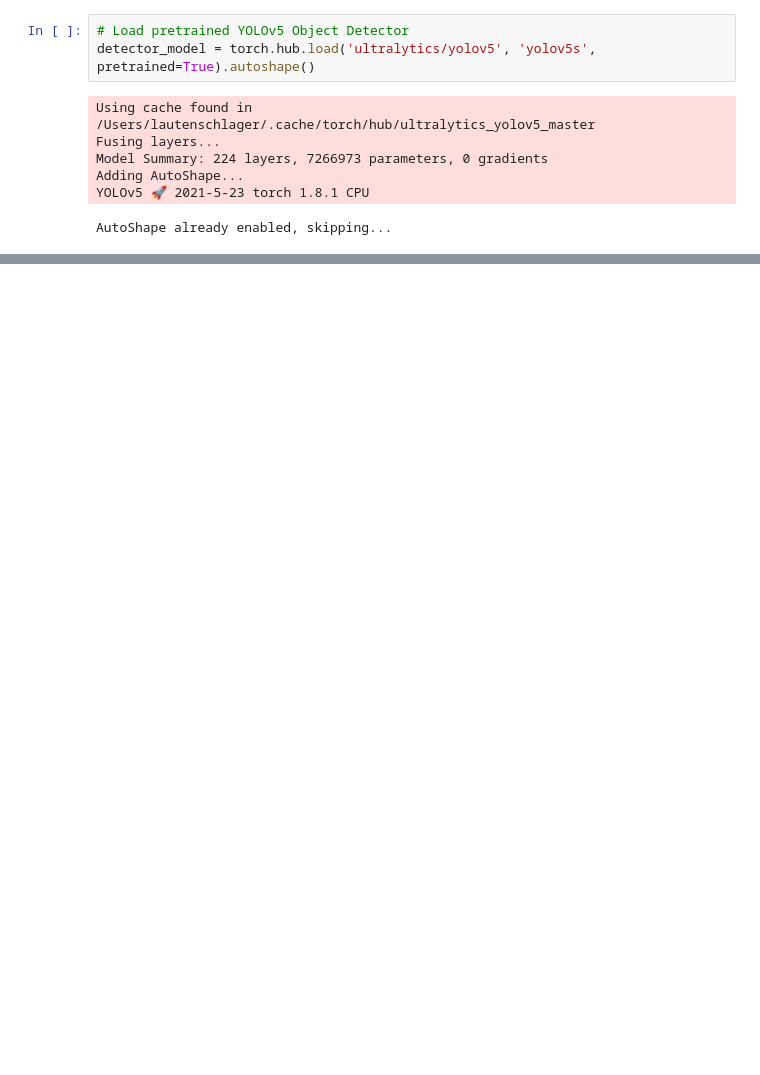
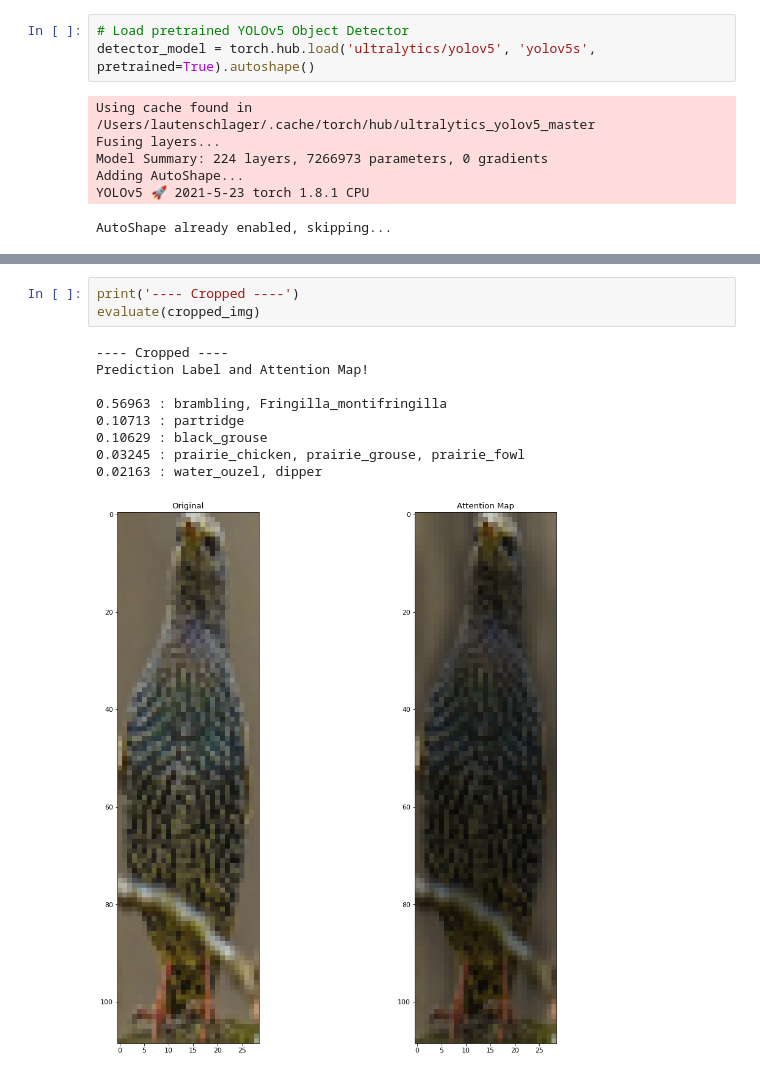
Before and after one commit to tolaut/Detector-ViT, a Jupyter notebook: detector-vit.ipynb, the cells around one changed output, grey strips where cells are left out. Saved outputs shown, nothing was run; the diff lists cells and outputs as text; blank space fills up the shorter version.

```diff
--- a/detector-vit.ipynb
+++ b/detector-vit.ipynb
@@ -286,0 +287,13 @@ PIL.Image.Image
+# %%
+print('---- Cropped ----')
+evaluate(cropped_img)
+# %% [output]
+---- Cropped ----
+Prediction Label and Attention Map!
+
+0.56963 : brambling, Fringilla_montifringilla
+0.10713 : partridge
+0.10629 : black_grouse
+0.03245 : prairie_chicken, prairie_grouse, prairie_fowl
+0.02163 : water_ouzel, dipper
+[figure, added]
```
Also changed, not shown: parts of 7 cells of this notebook.
